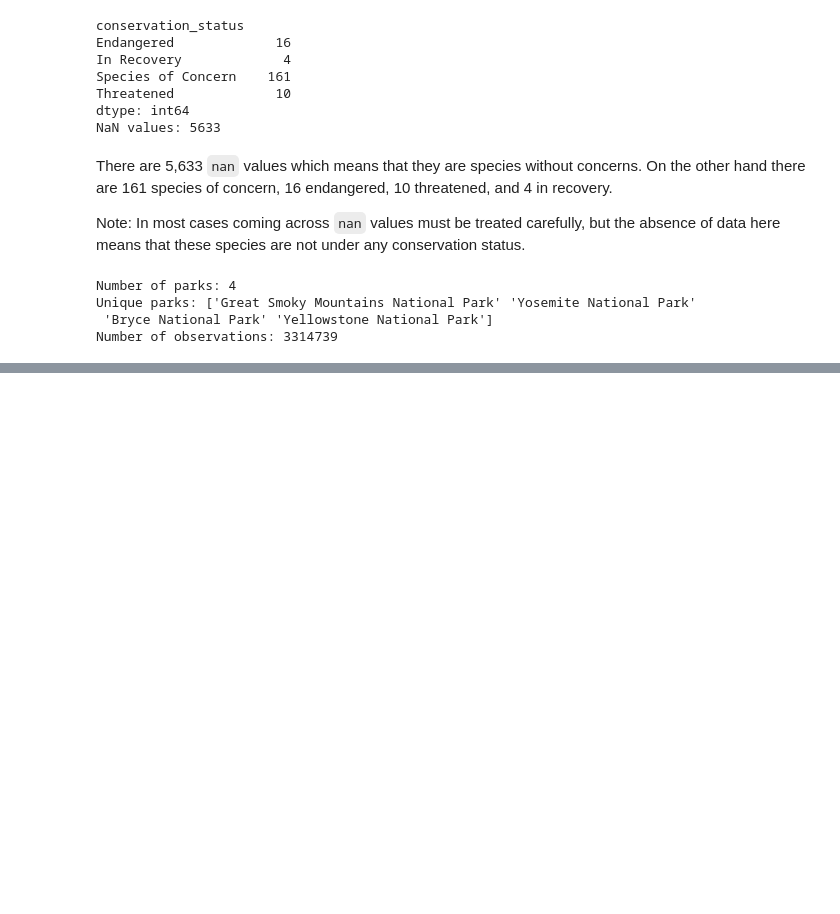
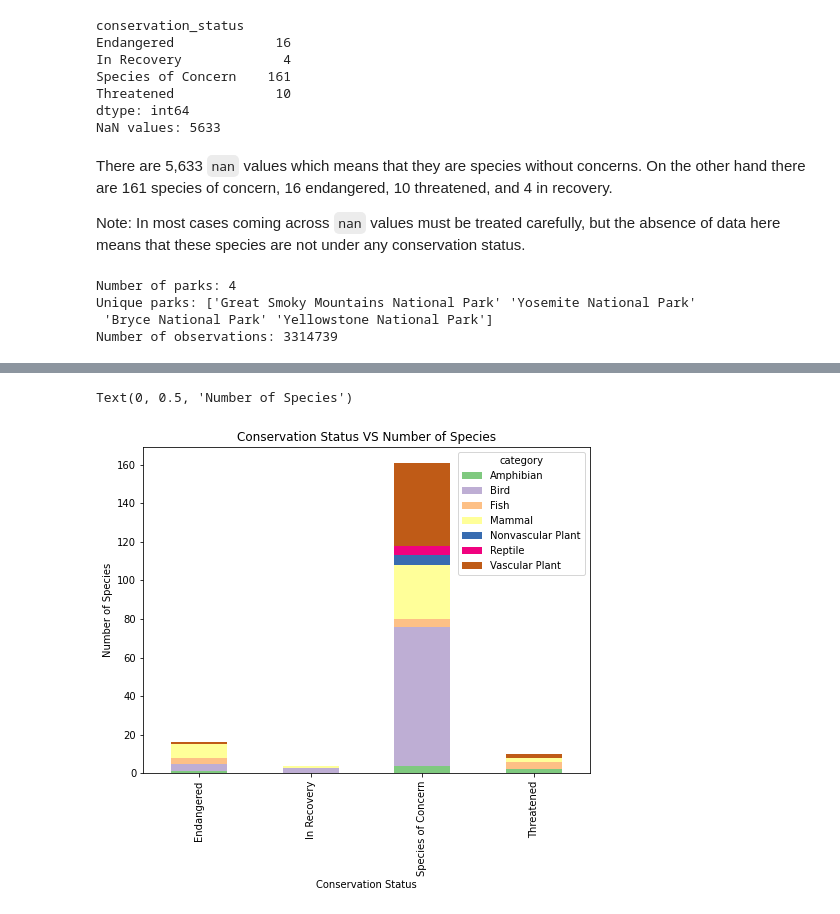
Before and after one commit to soyuz108/Visualization.-Biodiversity, a Jupyter notebook: viz_biodiversity.ipynb, the cells around one changed output, grey strips where cells are left out. Saved outputs shown, nothing was run; the diff lists cells and outputs as text; code cells hidden in the pictures; blank space fills up the shorter version.

```diff
--- a/viz_biodiversity.ipynb
+++ b/viz_biodiversity.ipynb
@@ -125,0 +137,4 @@ Number of observations: 3314739
+# %%
+# Fill in NaN values with a new status
+species.fillna('No Intervention', inplace=True)
+species.groupby("conservation_status").size()
@@ -125,0 +153,6 @@ Number of observations: 3314739
+# %%
+conservation_category = species[species.conservation_status != "No Intervention"]\
+    .groupby(["conservation_status", "category"])['scientific_name']\
+    .count()\
+    .unstack()
+conservation_category
@@ -125,0 +166,9 @@ Number of observations: 3314739
+# %%
+sns.set_palette("Accent")
+ax = conservation_category.plot(kind = "bar", figsize=(8,6), stacked=True)
+plt.title("Conservation Status VS Number of Species")
+ax.set_xlabel("Conservation Status")
+ax.set_ylabel("Number of Species")
+# %% [output]
+Text(0, 0.5, 'Number of Species')
+[figure, added]
```
Also changed, not shown: parts of 16 cells of this notebook.
